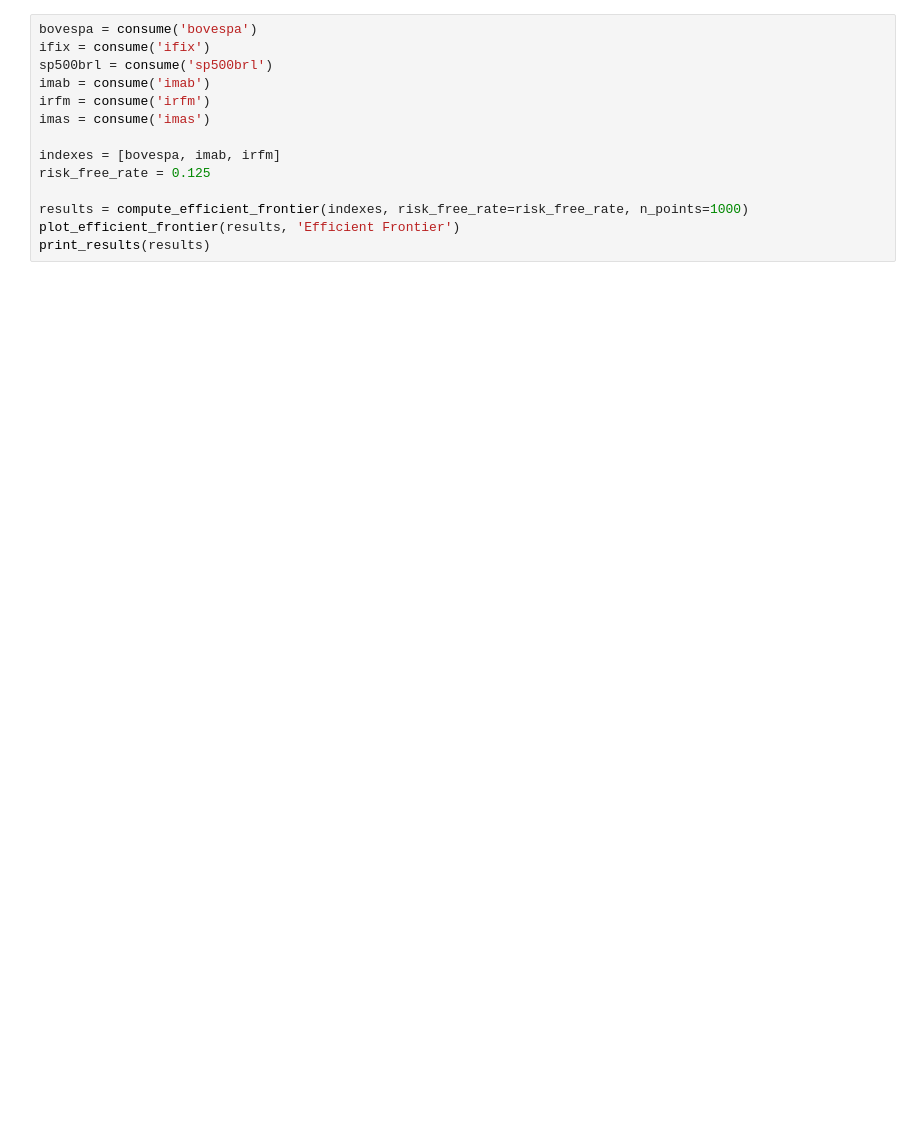
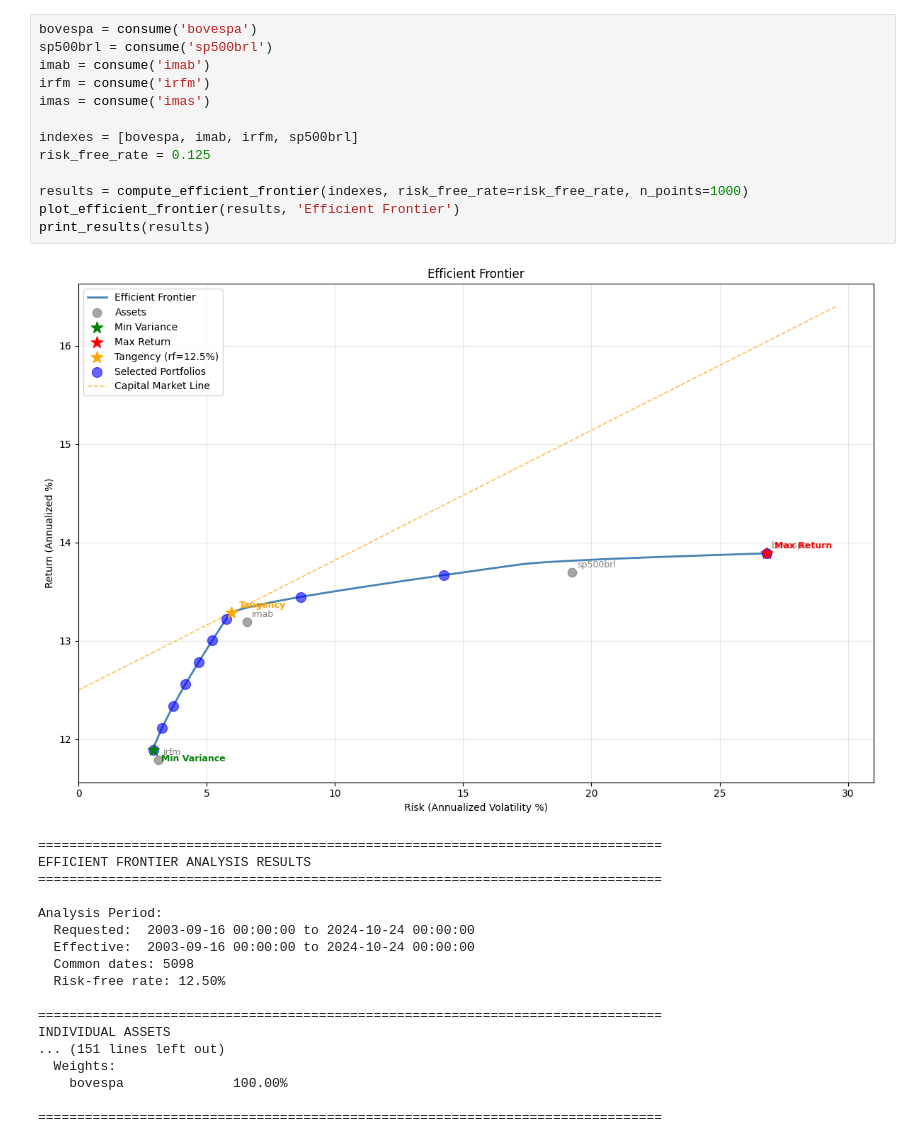
Before and after one commit to lralles/portfolio-optimization-studio, a Jupyter notebook: notebooks/efficient_frontier.ipynb, the cells around one changed output. Saved outputs shown, nothing was run; the diff lists cells and outputs as text; blank space fills up the shorter version.

Commit message:
feat: sample efficient frontier portfolios

```diff
--- a/notebooks/efficient_frontier.ipynb
+++ b/notebooks/efficient_frontier.ipynb
@@ -11,16 +10,34 @@ os.chdir('..')
 # %%
 bovespa = consume('bovespa')
-ifix = consume('ifix')
 sp500brl = consume('sp500brl')
 imab = consume('imab')
 irfm = consume('irfm')
 imas = consume('imas')
 
-indexes = [bovespa, imab, irfm]
+indexes = [bovespa, imab, irfm, sp500brl]
 risk_free_rate = 0.125
 
 results = compute_efficient_frontier(indexes, risk_free_rate=risk_free_rate, n_points=1000)
 plot_efficient_frontier(results, 'Efficient Frontier')
 print_results(results)
+# %% [output]
+[figure, added]
+================================================================================
+EFFICIENT FRONTIER ANALYSIS RESULTS
+================================================================================
+
+Analysis Period:
+  Requested:  2003-09-16 00:00:00 to 2024-10-24 00:00:00
+  Effective:  2003-09-16 00:00:00 to 2024-10-24 00:00:00
+  Common dates: 5098
+  Risk-free rate: 12.50%
+
+================================================================================
+INDIVIDUAL ASSETS
+... (151 lines left out)
+  Weights:
+    bovespa              100.00%
+
+================================================================================
 # %%
 print_results(results)
```
Also changed, not shown: parts of 2 cells of this notebook, 3 other files.
